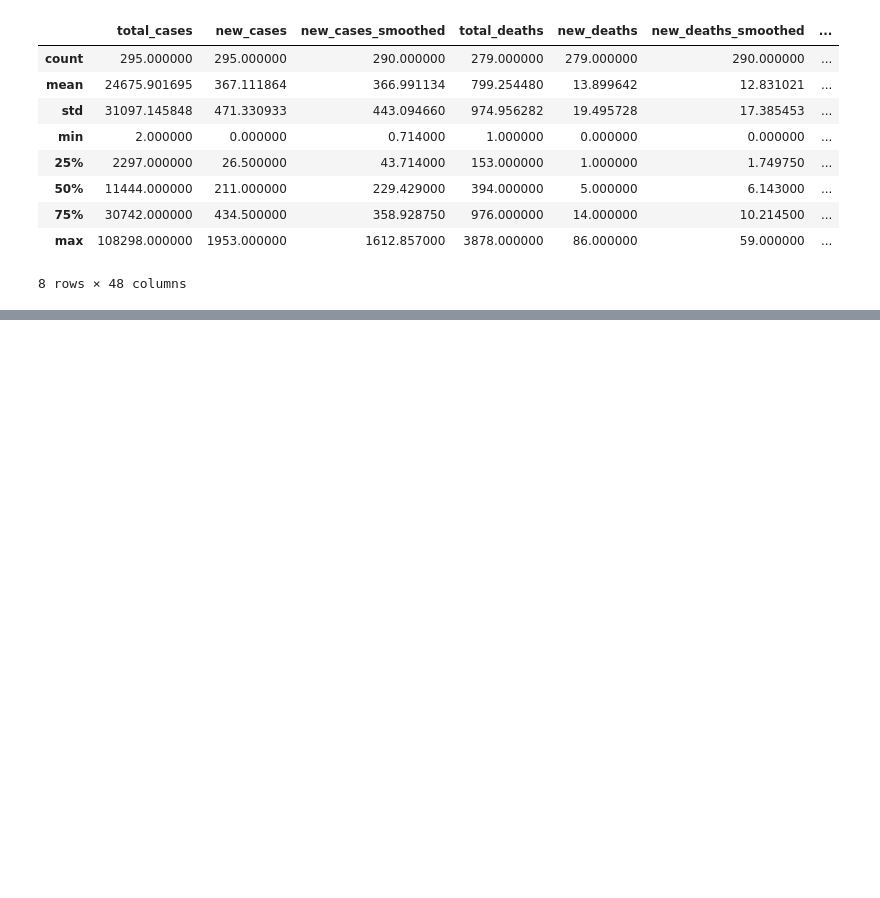
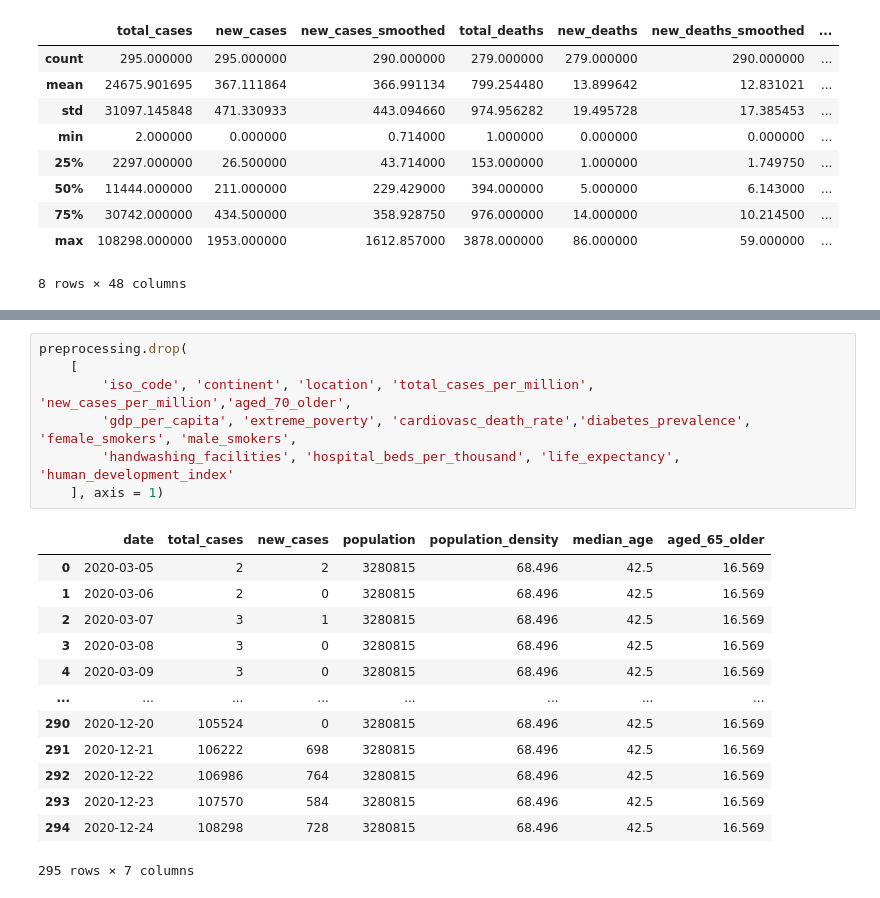
Before and after one commit to WorldWideWest/COVID-19, a Jupyter notebook: notebooks/COVID.ipynb, the cells around one changed output, grey strips where cells are left out. Saved outputs shown, nothing was run; the diff lists cells and outputs as text; blank space fills up the shorter version.

```diff
--- a/notebooks/COVID.ipynb
+++ b/notebooks/COVID.ipynb
@@ -72,0 +143,21 @@ rawData.describe() # fast overview of statistical methods for each column
+# %%
+preprocessing.drop(
+    [
+        'iso_code', 'continent', 'location', 'total_cases_per_million', 'new_cases_per_million','aged_70_older',
+        'gdp_per_capita', 'extreme_poverty', 'cardiovasc_death_rate','diabetes_prevalence', 'female_smokers', 'male_smokers',
+        'handwashing_facilities', 'hospital_beds_per_thousand', 'life_expectancy', 'human_development_index'
+    ], axis = 1)
+# %% [output]
+|  | date | total_cases | new_cases | population | population_density | median_age | aged_65_older |
+| 0 | 2020-03-05 | 2 | 2 | 3280815 | 68.496 | 42.5 | 16.569 |
+| 1 | 2020-03-06 | 2 | 0 | 3280815 | 68.496 | 42.5 | 16.569 |
+| 2 | 2020-03-07 | 3 | 1 | 3280815 | 68.496 | 42.5 | 16.569 |
+| 3 | 2020-03-08 | 3 | 0 | 3280815 | 68.496 | 42.5 | 16.569 |
+| 4 | 2020-03-09 | 3 | 0 | 3280815 | 68.496 | 42.5 | 16.569 |
+| ... | ... | ... | ... | ... | ... | ... | ... |
+| 290 | 2020-12-20 | 105524 | 0 | 3280815 | 68.496 | 42.5 | 16.569 |
+| 291 | 2020-12-21 | 106222 | 698 | 3280815 | 68.496 | 42.5 | 16.569 |
+| 292 | 2020-12-22 | 106986 | 764 | 3280815 | 68.496 | 42.5 | 16.569 |
+| 293 | 2020-12-23 | 107570 | 584 | 3280815 | 68.496 | 42.5 | 16.569 |
+| 294 | 2020-12-24 | 108298 | 728 | 3280815 | 68.496 | 42.5 | 16.569 |
+295 rows × 7 columns
```
Also changed, not shown: parts of 8 cells of this notebook.
